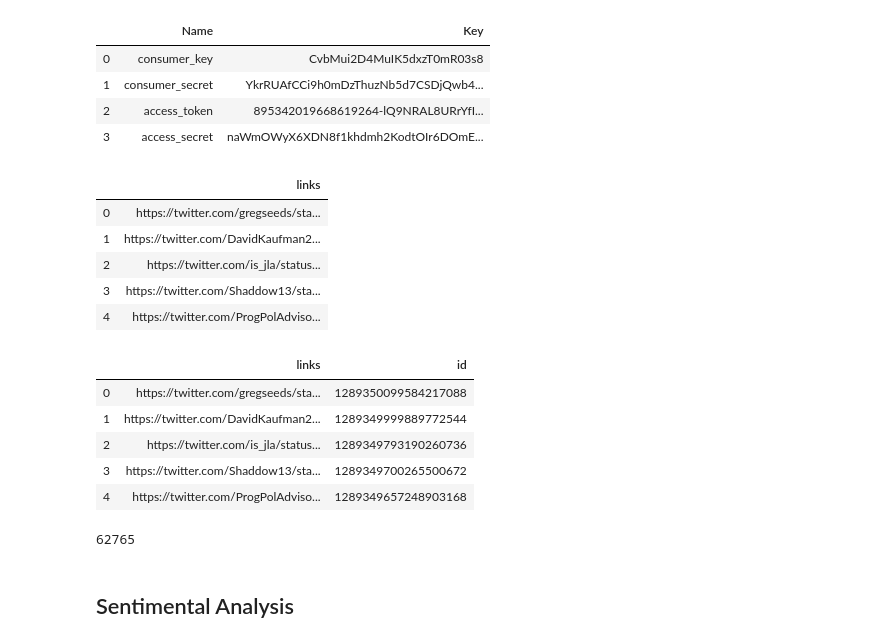
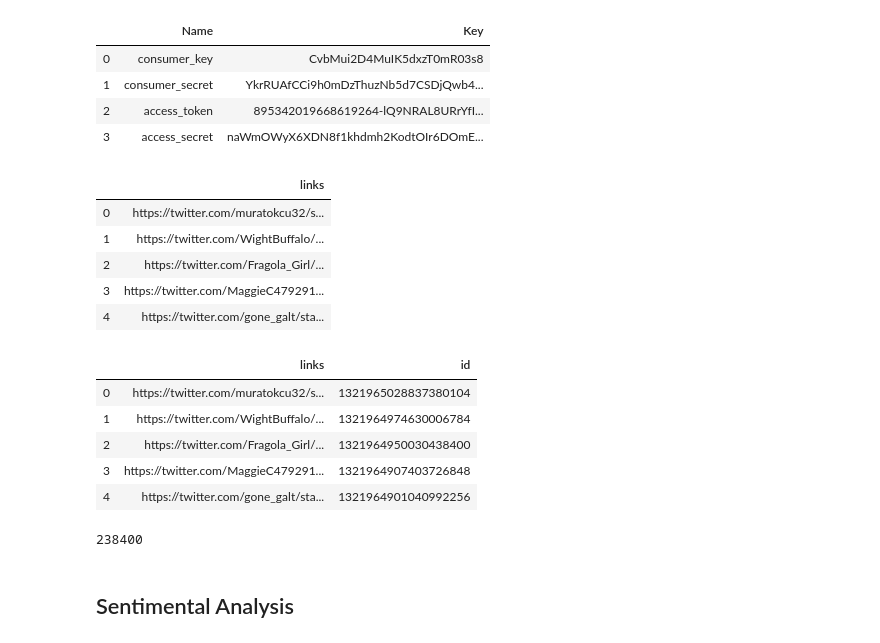
Before and after one commit to aparna-bhutani/TwitterScraper, a Jupyter notebook: TwitterScraper.ipynb, the cells around one changed output. Drawn from its saved outputs; the diff is of its cells as text; code cells hidden in the pictures.

Commit message:
Biden Tweets Update

```diff
--- a/TwitterScraper.ipynb
+++ b/TwitterScraper.ipynb
@@ -23,26 +23,26 @@ auth = tweepy.OAuthHandler(consumer_key, consumer_secret)
 auth.set_access_token(access_token, access_token_secret)
 api = tweepy.API(auth, wait_on_rate_limit=True)
 # %%
-tweet_url = pd.read_csv("Biden/Urls/biden_tweets_july_urls.txt", index_col= None, header = None, names = ["links"])
+tweet_url = pd.read_csv("Biden/Urls/biden_tweets_oct_urls.txt", index_col= None, header = None, names = ["links"])
 tweet_url.head()
 # %% [output]
 |  | links |
-| 0 | https://twitter.com/gregseeds/sta... |
-| 1 | https://twitter.com/DavidKaufman2... |
-| 2 | https://twitter.com/is_jla/status... |
-| 3 | https://twitter.com/Shaddow13/sta... |
-| 4 | https://twitter.com/ProgPolAdviso... |
+| 0 | https://twitter.com/muratokcu32/s... |
+| 1 | https://twitter.com/WightBuffalo/... |
+| 2 | https://twitter.com/Fragola_Girl/... |
+| 3 | https://twitter.com/MaggieC479291... |
+| 4 | https://twitter.com/gone_galt/sta... |
 # %%
 af = lambda x: x["links"].split("/")[-1]
 tweet_url['id'] = tweet_url.apply(af, axis=1)
 tweet_url.head()
 # %% [output]
 |  | links | id |
-| 0 | https://twitter.com/gregseeds/sta... | 1289350099584217088 |
-| 1 | https://twitter.com/DavidKaufman2... | 1289349999889772544 |
-| 2 | https://twitter.com/is_jla/status... | 1289349793190260736 |
-| 3 | https://twitter.com/Shaddow13/sta... | 1289349700265500672 |
-| 4 | https://twitter.com/ProgPolAdviso... | 1289349657248903168 |
+| 0 | https://twitter.com/muratokcu32/s... | 1321965028837380104 |
+| 1 | https://twitter.com/WightBuffalo/... | 1321964974630006784 |
+| 2 | https://twitter.com/Fragola_Girl/... | 1321964950030438400 |
+| 3 | https://twitter.com/MaggieC479291... | 1321964907403726848 |
+| 4 | https://twitter.com/gone_galt/sta... | 1321964901040992256 |
 # %%
 ids = tweet_url['id'].tolist()
 # %%
@@ -51,7 +51,7 @@ chunks = (total_count - 1) // 50 + 1
 # %%
 total_count
 # %% [output]
-62765
+238400
 # %%
 def fetch_tw(ids):
     list_of_tw_status = api.statuses_lookup(ids, tweet_mode= "extended")
```
Also changed, not shown: parts of 1 cell of this notebook, 2 other files.
